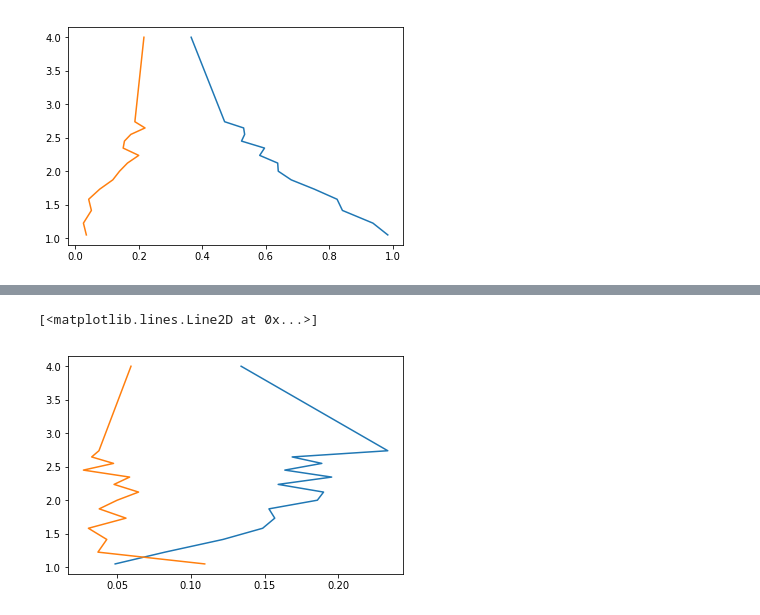
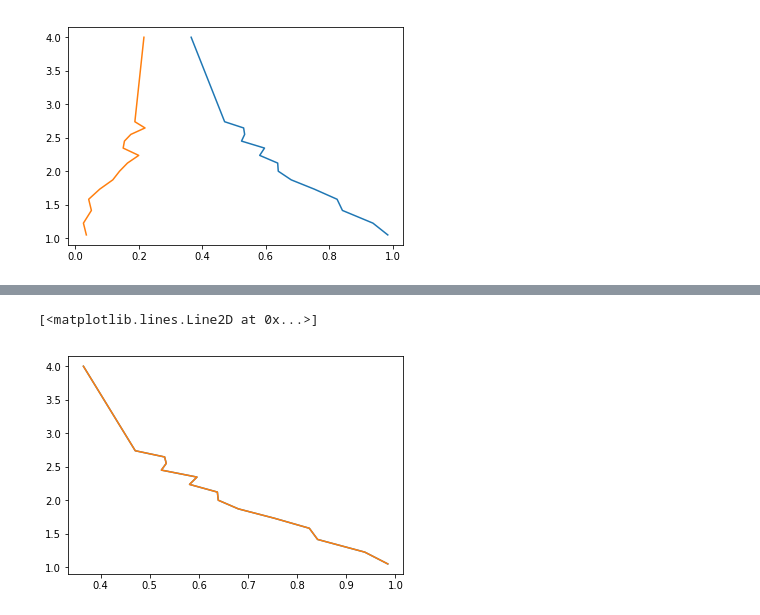
Before and after one commit to madrixx/deep_tempering, a Jupyter notebook: Plot.ipynb, the cells around one changed output, grey strips where cells are left out. Saved outputs shown, nothing was run; the diff lists cells and outputs as text; code cells hidden in the pictures.

```diff
--- a/Plot.ipynb
+++ b/Plot.ipynb
@@ -129,9 +129,9 @@ df = mese.create_df(['accept','ratio','replica'], df_name='df')
 # %%
 for i in range(15):
     temp_factor = mese1.get_summary_extractor_by_experiment_num(i).get_description()['temp_factor']
-    print(temp_factor)
+    #print(temp_factor)
     d = mese1.get_accept_ratio_mean_std_report(df, i)
 
 #d = get_accept_ratio_mean_std_report(df, 13)
 
-    pp.pprint(d)
+    #pp.pprint(d)
@@ -210,3 +174,9 @@ ax.plot(stddev_of_means_list, temp_factors_list, label='stddev_of_means')
 # %% [output]
 [<matplotlib.lines.Line2D at 0x...>]
 [figure]
+# %%
+"""NN_ARCHITECTURE"""
+"""Temperature factor. Constant swap attempt step = 800"""
+files = [f for f in os.listdir('simulation/summaries/compressed/') if 'cnn' not in f and 'temp_factor' in f and 'dynamic' in f]
+reload(s_utils)
+mese2 = s_utils.MultiExperimentSummaryExtractor(files)
@@ -212,0 +237,30 @@ ax.plot(stddev_of_means_list, temp_factors_list, label='stddev_of_means')
+# %%
+mean_of_means_list2 = []
+mean_of_stddevs_list2 = []
+stddev_of_means_list2 = []
+stddev_of_stddevs_list2 = []
+temp_factors_list2 = []
+
+for i in range(15):
+    temp_factor = mese2.get_summary_extractor_by_experiment_num(i).get_description()['temp_factor']
+    #print(temp_factor)
+    temp_factors_list2.append(temp_factor)
+    report = mese2.get_accept_ratio_mean_std_report(df, i)
+    mean_of_means = mese2.get_mean_of_means_from_report(report)
+    mean_of_stddevs = mese2.get_mean_of_stddevs_from_report(report)
+    stddev_of_means = mese2.get_stddev_of_means_from_report(report)
+    stddev_of_stddevs = mese2.get_stddev_of_stddevs_from_report(report)
+    mean_of_means_list2.append(mean_of_means)
+    mean_of_stddevs_list2.append(mean_of_stddevs)
+    stddev_of_means_list2.append(stddev_of_means)
+    stddev_of_stddevs_list2.append(stddev_of_stddevs)
+    d = {
+
+    'mean_of_means' : mean_of_means,
+    'mean_of_stddevs' : mean_of_stddevs,
+    'stddev_of_means' : stddev_of_means,
+    'stddev_of_stddevs' :stddev_of_stddevs
+    }
+#d = get_accept_ratio_mean_std_report(df, 13)
+
+    #pp.pprint(d)
@@ -213,7 +276,7 @@ ax.plot(stddev_of_means_list, temp_factors_list, label='stddev_of_means')
 # %%
 fig, ax = plt.subplots()
-ax.plot(mean_of_stddevs_list, temp_factors_list)
-ax.plot(stddev_of_stddevs_list, temp_factors_list)
+ax.plot(mean_of_means_list1, temp_factors_list1)
+ax.plot(mean_of_means_list2, temp_factors_list1)
 # %% [output]
 [<matplotlib.lines.Line2D at 0x...>]
-[figure, old version]
+[figure, new version]
```
Also changed, not shown: parts of 16 cells of this notebook.
